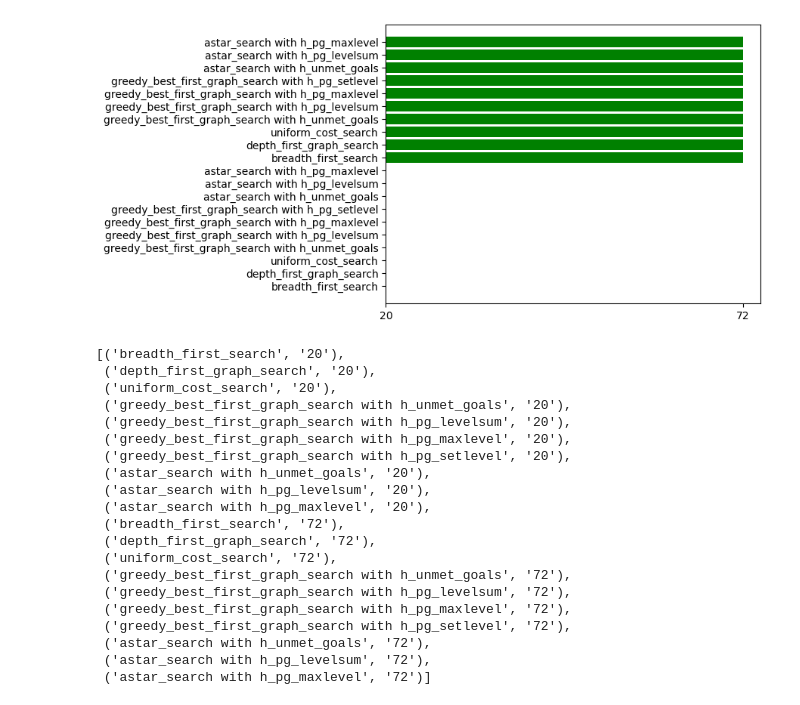
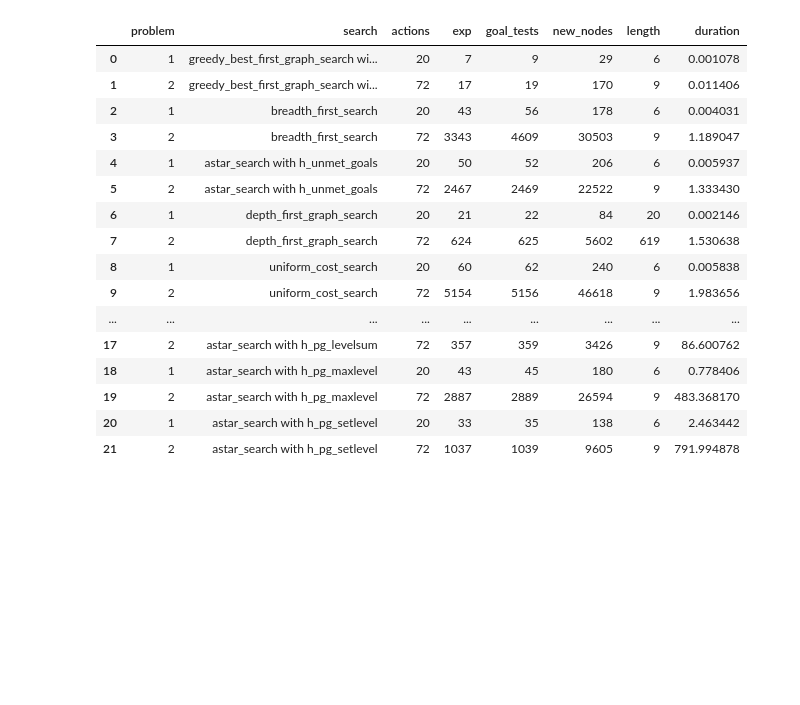
Before and after one commit to psnx/artificial-intelligence, a Jupyter notebook: Projects/2_Classical Planning/report.ipynb, the cells around one changed output. Drawn from its saved outputs; the diff is of its cells as text; code cells hidden in the pictures; blank space fills up the shorter version.

```diff
--- a/Projects/2_Classical Planning/report.ipynb
+++ b/Projects/2_Classical Planning/report.ipynb
@@ -76,48 +83,29 @@ Result(problem='2', search='astar_search with h_pg_maxlevel', actions='72', exp=
-# %%
-import matplotlib.pyplot as plt
-import numpy as np
-
-plt.rcdefaults()
-fig, ax = plt.subplots()
-
-
-labels = []
-values = []
-for r in longlines:
-    labels.append(r.search)
-    values.append(r.actions)
-
-
-y_pos = np.arange(len(labels))
-ax.set_yticks(y_pos)
-ax.set_yticklabels(labels)
-
-ax.barh(y_pos,values, align='center',
-        color='green', ecolor='black')
-
-plt.show()
-# %% [output]
-[figure, removed]
-# %%
-q
-# %% [output]
-[('breadth_first_search', '20'),
- ('depth_first_graph_search', '20'),
- ('uniform_cost_search', '20'),
- ('greedy_best_first_graph_search with h_unmet_goals', '20'),
- ('greedy_best_first_graph_search with h_pg_levelsum', '20'),
- ('greedy_best_first_graph_search with h_pg_maxlevel', '20'),
- ('greedy_best_first_graph_search with h_pg_setlevel', '20'),
- ('astar_search with h_unmet_goals', '20'),
- ('astar_search with h_pg_levelsum', '20'),
- ('astar_search with h_pg_maxlevel', '20'),
- ('breadth_first_search', '72'),
- ('depth_first_graph_search', '72'),
- ('uniform_cost_search', '72'),
- ('greedy_best_first_graph_search with h_unmet_goals', '72'),
- ('greedy_best_first_graph_search with h_pg_levelsum', '72'),
- ('greedy_best_first_graph_search with h_pg_maxlevel', '72'),
- ('greedy_best_first_graph_search with h_pg_setlevel', '72'),
- ('astar_search with h_unmet_goals', '72'),
- ('astar_search with h_pg_levelsum', '72'),
- ('astar_search with h_pg_maxlevel', '72')]
+# %%
+import pandas as pd
+
+df = pd.DataFrame.from_records(longlines, columns=Result._fields)
+df['exp'] = df['exp'].astype(int)
+df['actions'] = df['actions'].astype(int)
+df['goal_tests'] = df['goal_tests'].astype(int)
+df['new_nodes'] = df['new_nodes'].astype(int)
+df['length'] = df['length'].astype(int)
+df['duration'] = df['duration'].astype(float)
+df.style.set_properties(subset=["search"], **{'text-align': 'left'})
+# %% [output]
+|  | problem | search | actions | exp | goal_tests | new_nodes | length | duration |
+| 0 | 1 | greedy_best_first_graph_search wi... | 20 | 7 | 9 | 29 | 6 | 0.001078 |
+| 1 | 2 | greedy_best_first_graph_search wi... | 72 | 17 | 19 | 170 | 9 | 0.011406 |
+| 2 | 1 | breadth_first_search | 20 | 43 | 56 | 178 | 6 | 0.004031 |
+| 3 | 2 | breadth_first_search | 72 | 3343 | 4609 | 30503 | 9 | 1.189047 |
+| 4 | 1 | astar_search with h_unmet_goals | 20 | 50 | 52 | 206 | 6 | 0.005937 |
+| 5 | 2 | astar_search with h_unmet_goals | 72 | 2467 | 2469 | 22522 | 9 | 1.333430 |
+| 6 | 1 | depth_first_graph_search | 20 | 21 | 22 | 84 | 20 | 0.002146 |
+| 7 | 2 | depth_first_graph_search | 72 | 624 | 625 | 5602 | 619 | 1.530638 |
+| 8 | 1 | uniform_cost_search | 20 | 60 | 62 | 240 | 6 | 0.005838 |
+| 9 | 2 | uniform_cost_search | 72 | 5154 | 5156 | 46618 | 9 | 1.983656 |
+| ... | ... | ... | ... | ... | ... | ... | ... | ... |
+| 17 | 2 | astar_search with h_pg_levelsum | 72 | 357 | 359 | 3426 | 9 | 86.600762 |
+| 18 | 1 | astar_search with h_pg_maxlevel | 20 | 43 | 45 | 180 | 6 | 0.778406 |
+| 19 | 2 | astar_search with h_pg_maxlevel | 72 | 2887 | 2889 | 26594 | 9 | 483.368170 |
+| 20 | 1 | astar_search with h_pg_setlevel | 20 | 33 | 35 | 138 | 6 | 2.463442 |
+| 21 | 2 | astar_search with h_pg_setlevel | 72 | 1037 | 1039 | 9605 | 9 | 791.994878 |
```
Also changed, not shown: parts of 5 cells of this notebook.
